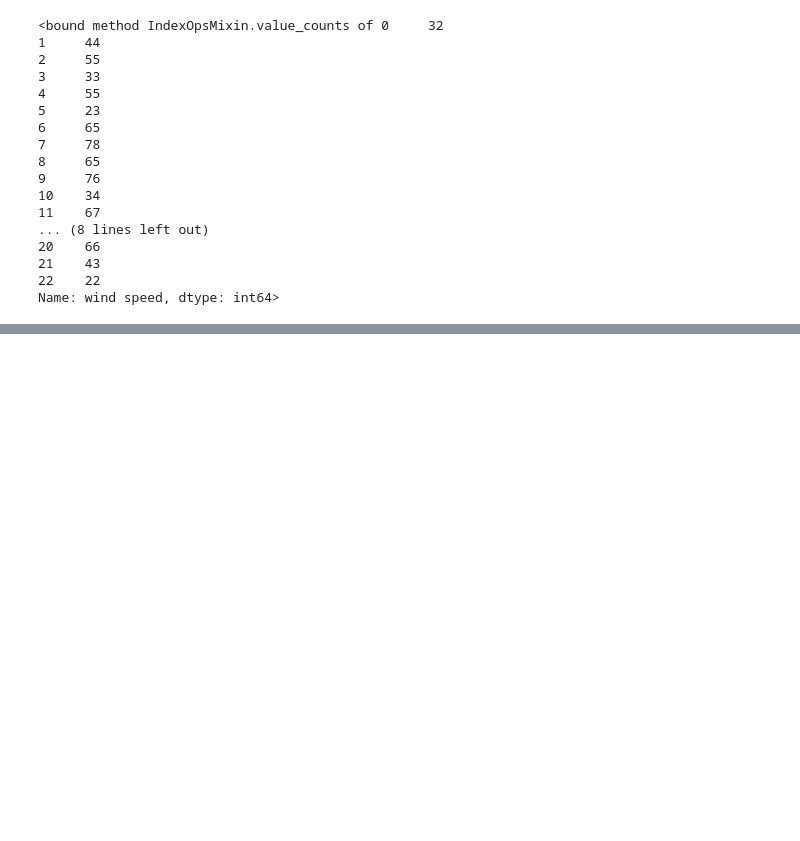
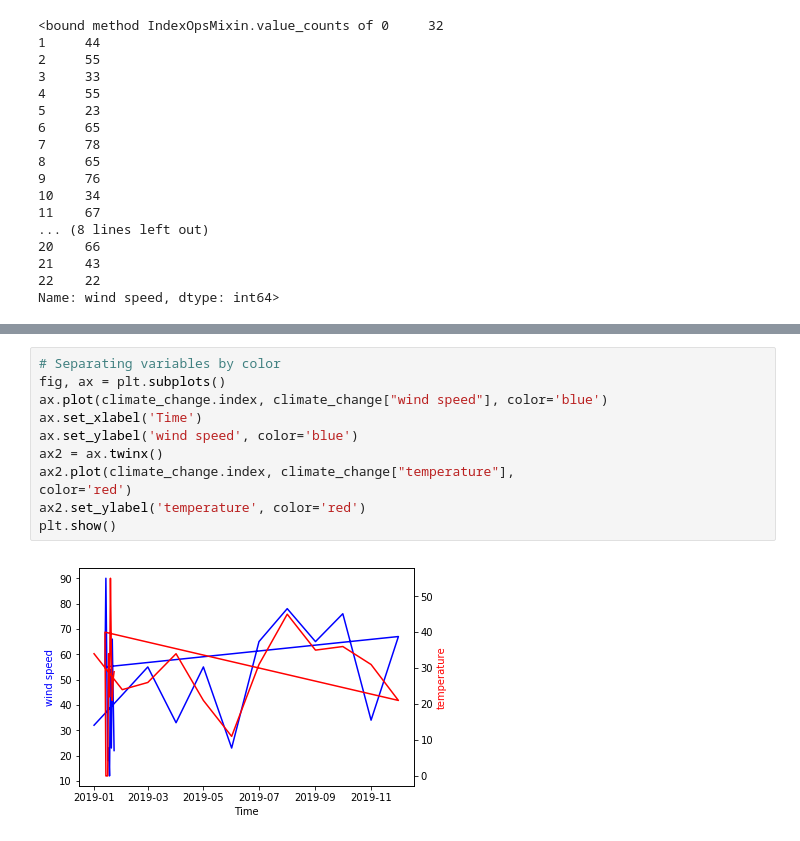
Before and after one commit to SANYAM1996/scatter-plotter, a Jupyter notebook: Datacamp/DATA_VISUAL.ipynb, the cells around one changed output, grey strips where cells are left out. Drawn from its saved outputs; the diff is of its cells as text; blank space fills up the shorter version.

```diff
--- a/Datacamp/DATA_VISUAL.ipynb
+++ b/Datacamp/DATA_VISUAL.ipynb
@@ -107,0 +158,13 @@ Name: wind speed, dtype: int64>
+# %%
+# Separating variables by color
+fig, ax = plt.subplots()
+ax.plot(climate_change.index, climate_change["wind speed"], color='blue')
+ax.set_xlabel('Time')
+ax.set_ylabel('wind speed', color='blue')
+ax2 = ax.twinx()
+ax2.plot(climate_change.index, climate_change["temperature"],
+color='red')
+ax2.set_ylabel('temperature', color='red')
+plt.show()
+# %% [output]
+[figure, added]
```
Also changed, not shown: parts of 6 cells of this notebook.
